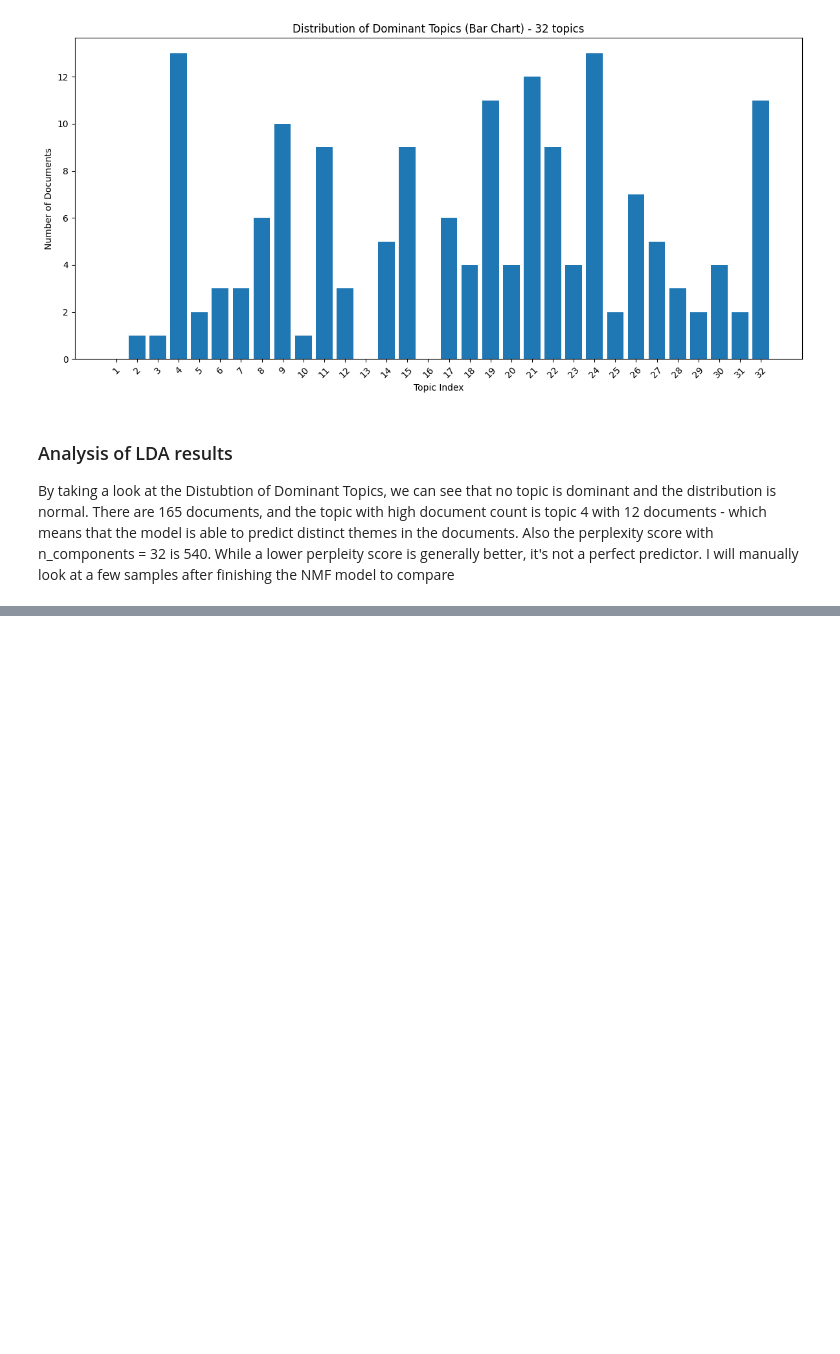
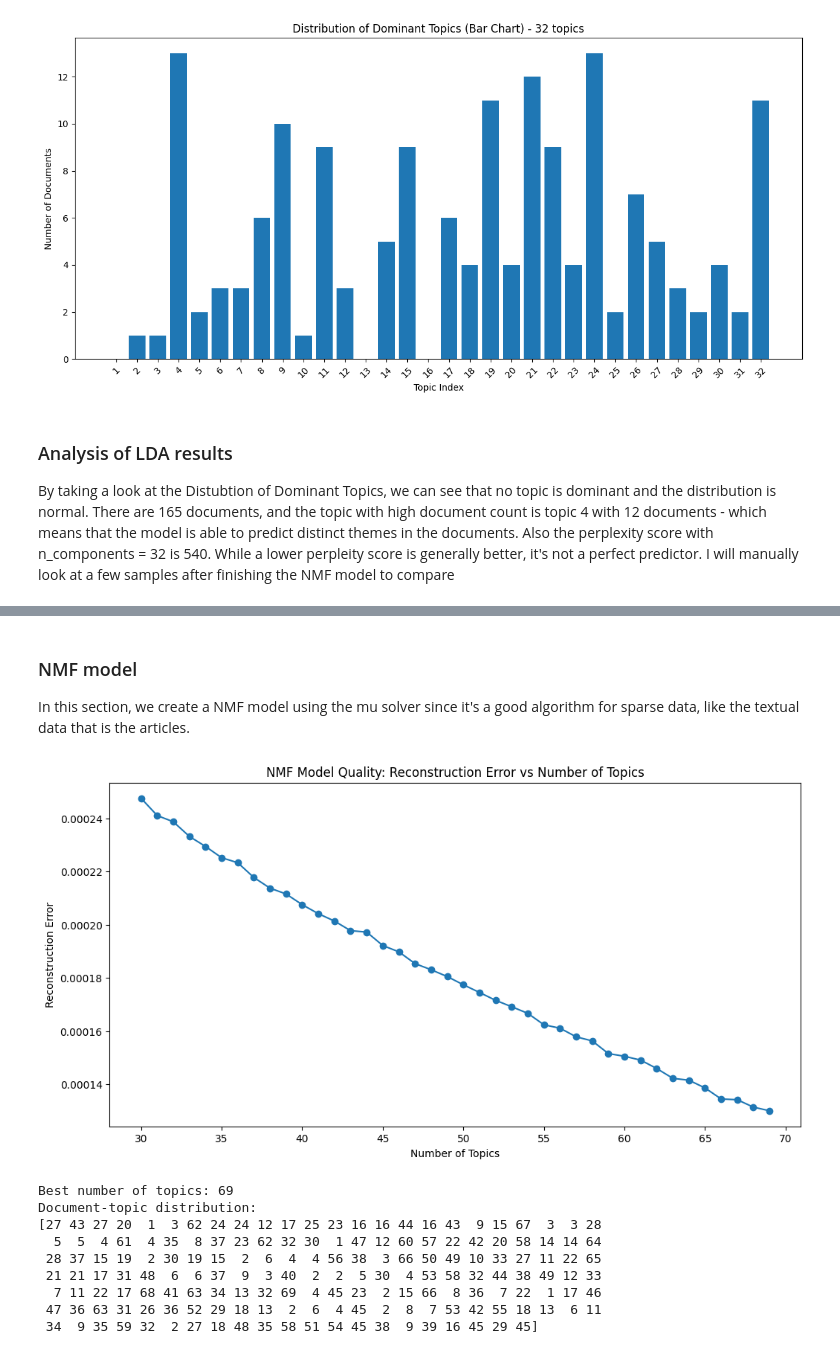
Before and after one commit to jchiare/unsupervised-ml-final, a Jupyter notebook: main.ipynb, the cells around one changed output, grey strips where cells are left out. Cells and saved outputs as stored; diff of their text form; code cells hidden in the pictures; blank space fills up the shorter version.

```diff
--- a/main.ipynb
+++ b/main.ipynb
@@ -550,0 +638,57 @@ By taking a look at the Distubtion of Dominant Topics, we can see that no topic
+# %% [markdown]
+### NMF model
+
+In this section, we create a NMF model using the mu solver since it's a good algorithm for sparse data, like the textual data that is the articles.
+# %%
+from sklearn.decomposition import NMF
+from sklearn.metrics import mean_squared_error
+import numpy as np
+
+n_components_range = range(30, 70)
+
+
+# run through the recon
+reconstruction_errors = []
+for n_components in n_components_range:
+    nmf_model = NMF(n_components=n_components, random_state=42, solver="mu", max_iter=1000)
+    W = nmf_model.fit_transform(uni_to_bigram_matrix)
+    H = nmf_model.components_
+
+    reconstructed_matrix = np.dot(W, H)
+
+    error = mean_squared_error(uni_to_bigram_matrix.toarray(), reconstructed_matrix)
+    reconstruction_errors.append(error)
+
+# reconstruction error plot
+plt.figure(figsize=(12, 6))
+plt.plot(n_components_range, reconstruction_errors, marker='o')
+plt.xlabel('Number of Topics')
+plt.ylabel('Reconstruction Error')
+plt.title('NMF Model Quality: Reconstruction Error vs Number of Topics')
+plt.show()
+
+# get the lowest reconstruction error for each number of topics
+best_n_components = n_components_range[np.argmin(reconstruction_errors)]
+
+
+best_nmf_model = NMF(n_components=best_n_components, random_state=42, solver="mu", max_iter=1000)
+doc_topic_matrix = best_nmf_model.fit_transform(uni_to_bigram_matrix)
+
+print(f"Best number of topics: {best_n_components}")
+print("Document-topic distribution:")
+print(doc_topic_matrix.argmax(axis=1) + 1)
+
+
+nmf_32_model = NMF(n_components=32, random_state=42, solver="mu", max_iter=1000)
+doc_topic_matrix_32_components = nmf_32_model.fit_transform(uni_to_bigram_matrix)
+# %% [output]
+[figure, added]
+Best number of topics: 69
+Document-topic distribution:
+[27 43 27 20  1  3 62 24 24 12 17 25 23 16 16 44 16 43  9 15 67  3  3 28
+  5  5  4 61  4 35  8 37 23 62 32 30  1 47 12 60 57 22 42 20 58 14 14 64
+ 28 37 15 19  2 30 19 15  2  6  4  4 56 38  3 66 50 49 10 33 27 11 22 65
+ 21 21 17 31 48  6  6 37  9  3 40  2  2  5 30  4 53 58 32 44 38 49 12 33
+  7 11 22 17 68 41 63 34 13 32 69  4 45 23  2 15 66  8 36  7 22  1 17 46
+ 47 36 63 31 26 36 52 29 18 13  2  6  4 45  2  8  7 53 42 55 18 13  6 11
+ 34  9 35 59 32  2 27 18 48 35 58 51 54 45 38  9 39 16 45 29 45]
```
Also changed, not shown: parts of 8 cells of this notebook, 1 other file.
